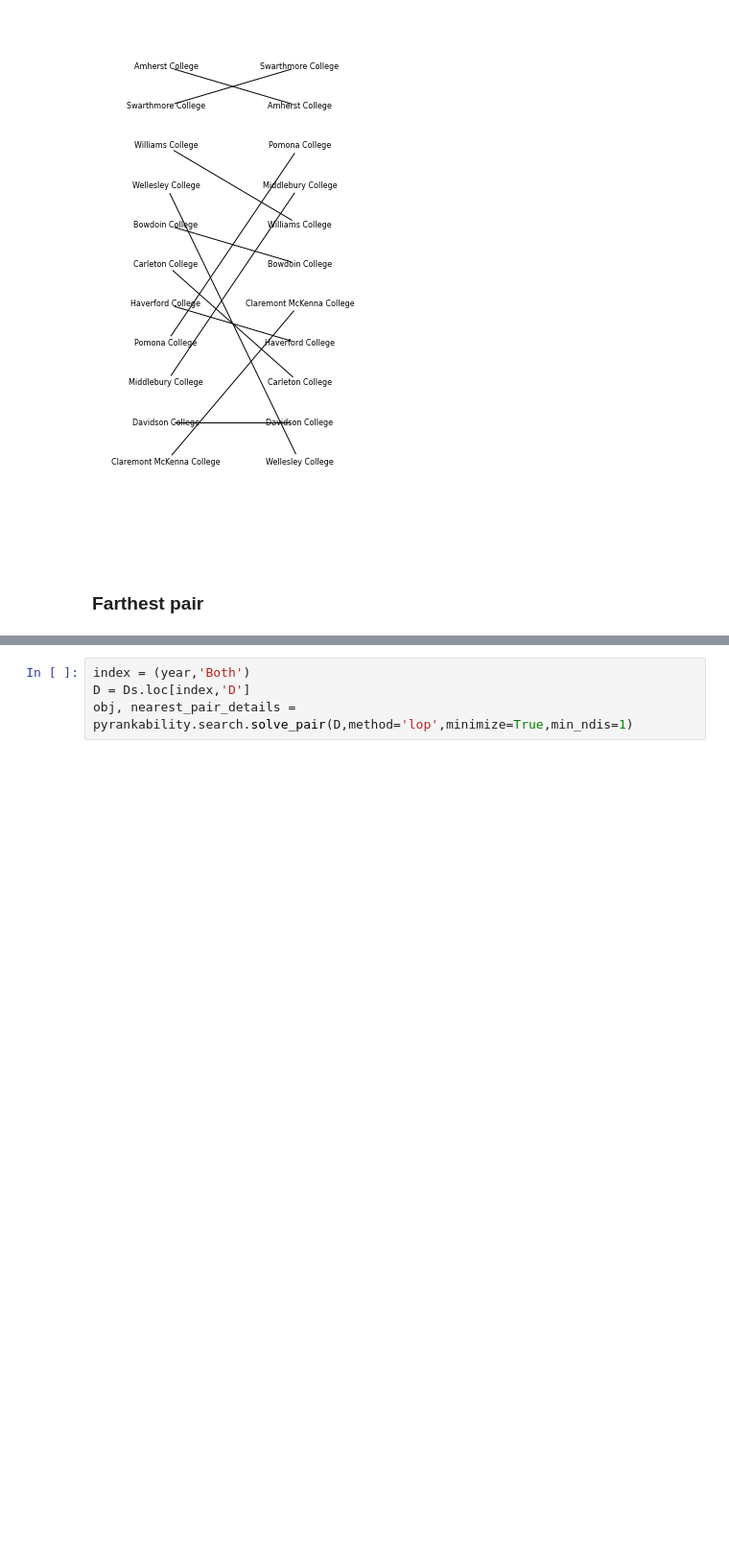
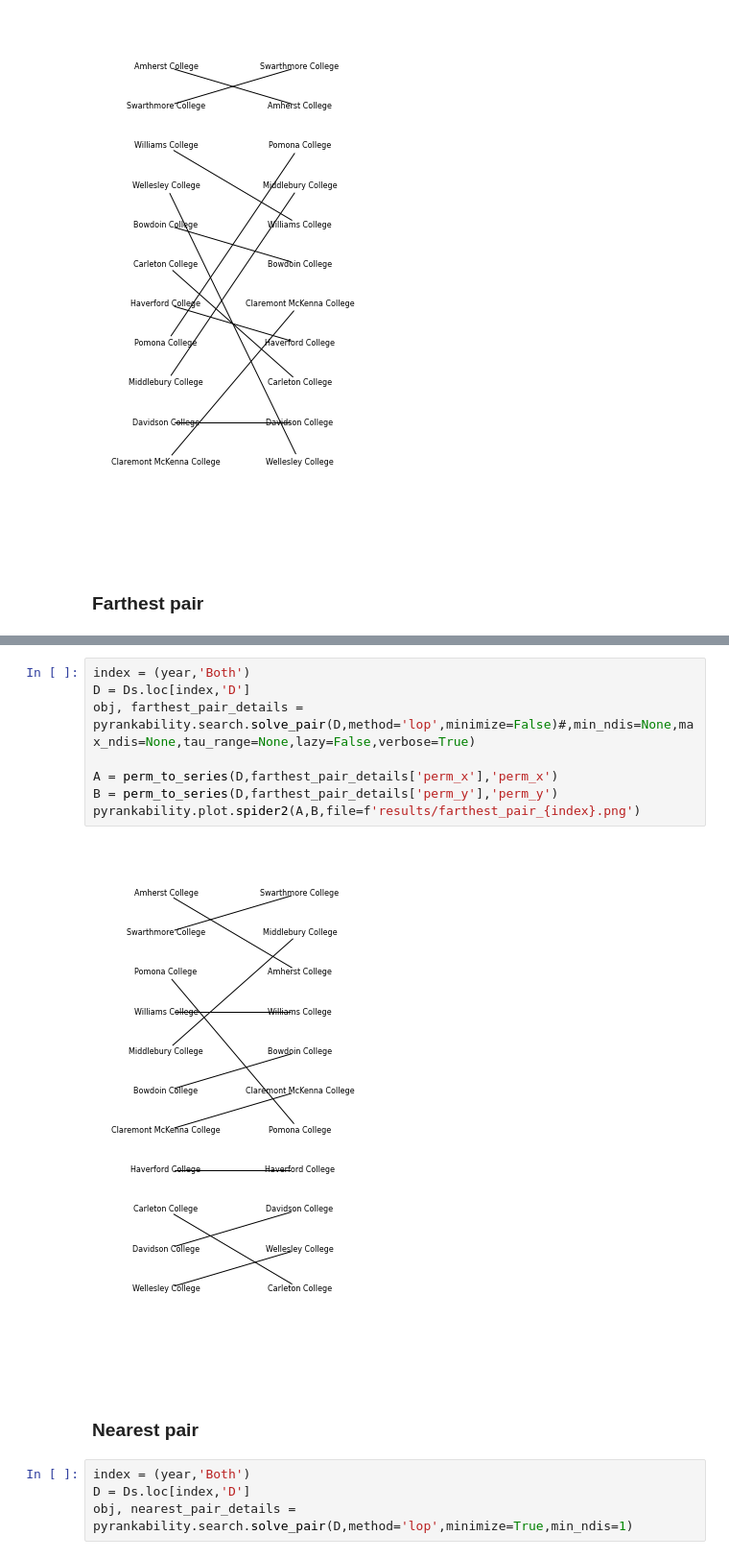
Before and after one commit to IGARDS/us_news_world_report_study, a Jupyter notebook: Analysis.ipynb, the cells around one changed output, grey strips where cells are left out. Shown at 96% size. Drawn from its saved outputs; the diff is of its cells as text; blank space fills up the shorter version.

```diff
--- a/Analysis.ipynb
+++ b/Analysis.ipynb
@@ -465,3 +483,15 @@ pyrankability.plot.spider2(A,B,file=f'results/farthest_pair_{index}.png')
+# %%
+index = (year,'Both')
+D = Ds.loc[index,'D']
+obj, farthest_pair_details = pyrankability.search.solve_pair(D,method='lop',minimize=False)#,min_ndis=None,max_ndis=None,tau_range=None,lazy=False,verbose=True)
+
+A = perm_to_series(D,farthest_pair_details['perm_x'],'perm_x')
+B = perm_to_series(D,farthest_pair_details['perm_y'],'perm_y')
+pyrankability.plot.spider2(A,B,file=f'results/farthest_pair_{index}.png')
+# %% [output]
+[figure, added]
+# %% [markdown]
+### Nearest pair
 # %%
 index = (year,'Both')
 D = Ds.loc[index,'D']
```
Also changed, not shown: parts of 14 cells of this notebook, 5 other files.
